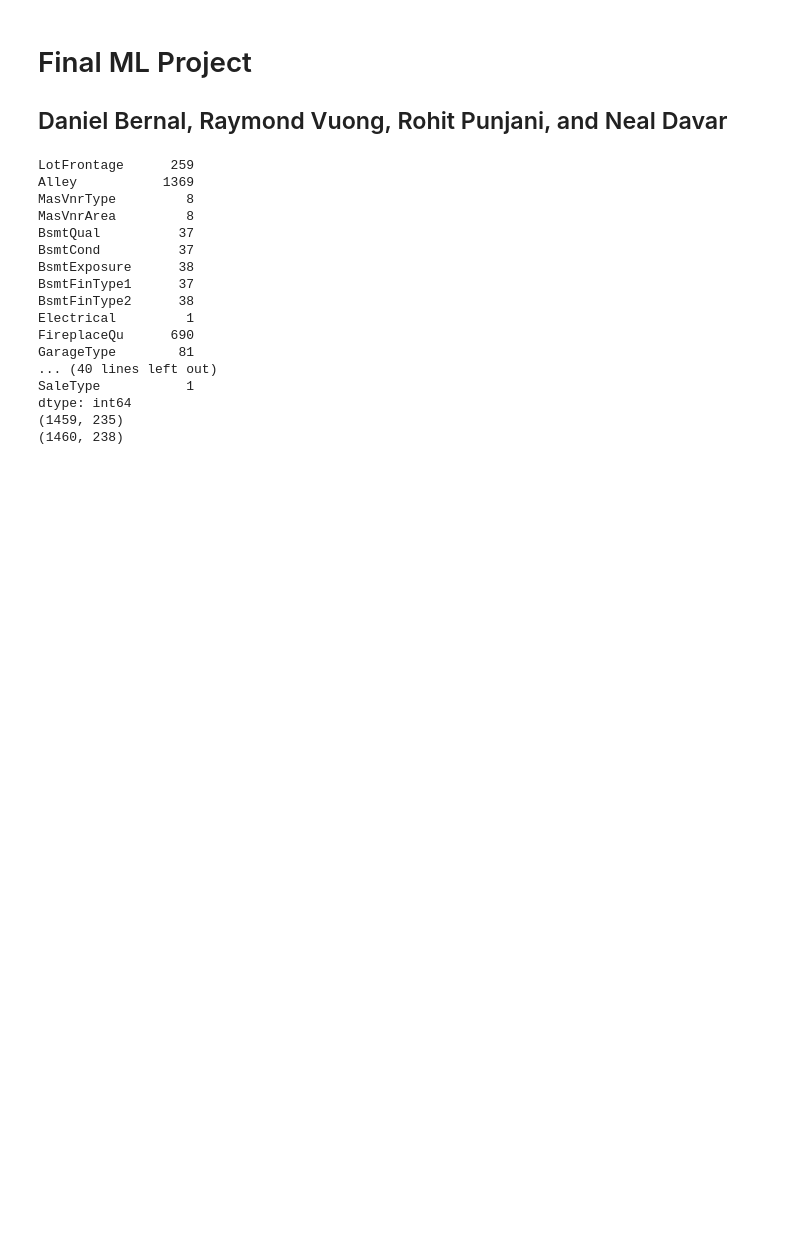
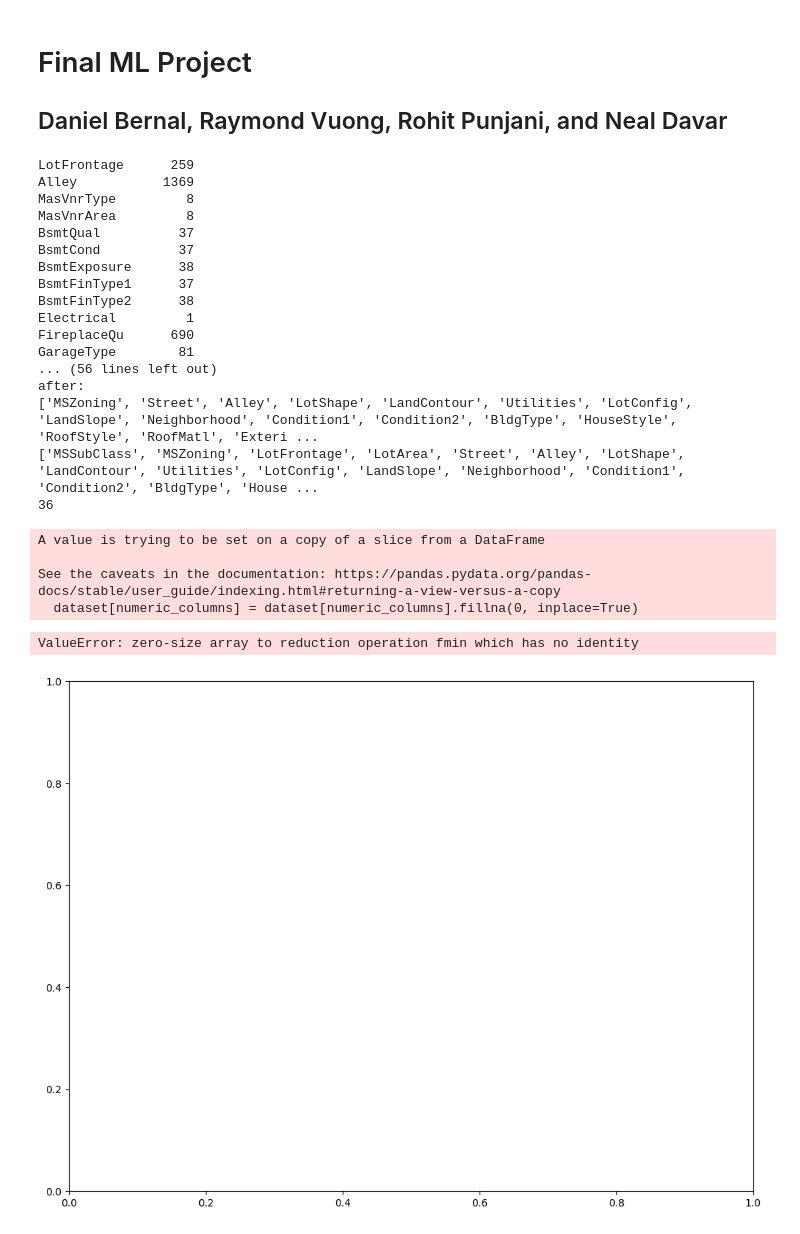
Before and after one commit to nxdavar/FinalMLProject, a Jupyter notebook: FinalProject.ipynb, the cells around one changed output. Cells and saved outputs as stored; diff of their text form; code cells hidden in the pictures; blank space fills up the shorter version.

```diff
--- a/FinalProject.ipynb
+++ b/FinalProject.ipynb
@@ -239,54 +266,87 @@ def runLinReg(train_norm):
 
 training = pd.read_csv("train.csv")
 testing = pd.read_csv("housing_testing.csv")
+pd.options.display.max_rows = 10_000
+
 
 
 
 # 1. Data Cleaning
-training = clean_data(training)
-testing = clean_data(testing)
+training = clean_data(training, True)
+testing = clean_data(testing, False)
+
+#  do an inner join to make sure we have the same shape in test and train
+final_train, final_test = training.align(testing, join='inner', axis=1)
+# print(final_train.dtypes == final_test.dtypes)
+# print(type(final_train['BsmtFinSF1'][0]))
+# print(type(final_test['BsmtFinSF1'][0]))
+
+
+# print(type(final_train['BsmtFullBath'][0]))
+# print(type(final_test['BsmtHalfBath'][0]))
+
+# print(type(final_train['GarageArea'][0]))
+# print(type(final_test['GarageArea'][0]))
+
+# print([col for col, dt in final_train.dtypes.items() if dt == object])
+# print([col for col, dt in final_test.dtypes.items() if dt == object])
+
+
+
+
+
+
 
 
 
 # one_hot_encoder(training, testing)
 
 #2. Data Cleaning Pt. 2
 # run_isolation_forest(training)
 # print(training.dtypes)
 # print(testing.dtypes)
 # 2. Normalization
-train_norm, test_norm = normalize_data(training, testing)
-
-numerics =  ['int16', 'int32', 'int64', 'float16', 'float32', 'float64']
-testing_select = testing.select_dtypes(exclude=numerics)
+train_norm, test_norm = normalize_data(final_train, final_test)
 
 
-training_select = training.select_dtypes(exclude=numerics)
 
-print(testing_select.shape)
-print(training_select.shape)
+
+# numerics =  ['int16', 'int32', 'int64', 'float16', 'float32', 'float64']
+# testing_select = testing.select_dtypes(exclude=numerics)
+
+
+# training_select = training.select_dtypes(exclude=numerics)
+
+# print(testing_select.shape)
+# print(training_select.shape)
 
 # print(training.head)
 # print(testing.head)
 
 
 
 # #3. Data Exploration:
 # %% [output]
 LotFrontage      259
 Alley           1369
 MasVnrType         8
 MasVnrArea         8
 BsmtQual          37
 BsmtCond          37
 BsmtExposure      38
 BsmtFinType1      37
 BsmtFinType2      38
 Electrical         1
 FireplaceQu      690
 GarageType        81
-... (40 lines left out)
-SaleType           1
-dtype: int64
-(1459, 235)
-(1460, 238)
+... (56 lines left out)
+after:
+['MSZoning', 'Street', 'Alley', 'LotShape', 'LandContour', 'Utilities', 'LotConfig', 'LandSlope', 'Neighborhood', 'Condition1', 'Condition2', 'BldgType', 'HouseStyle', 'RoofStyle', 'RoofMatl', 'Exteri ...
+['MSSubClass', 'MSZoning', 'LotFrontage', 'LotArea', 'Street', 'Alley', 'LotShape', 'LandContour', 'Utilities', 'LotConfig', 'LandSlope', 'Neighborhood', 'Condition1', 'Condition2', 'BldgType', 'House ...
+36
+A value is trying to be set on a copy of a slice from a DataFrame
+
+See the caveats in the documentation: https://pandas.pydata.org/pandas-docs/stable/user_guide/indexing.html#returning-a-view-versus-a-copy
+  dataset[numeric_columns] = dataset[numeric_columns].fillna(0, inplace=True)
+ValueError: zero-size array to reduction operation fmin which has no identity
+[figure, added]
```
Also changed, not shown: parts of 3 cells of this notebook.
